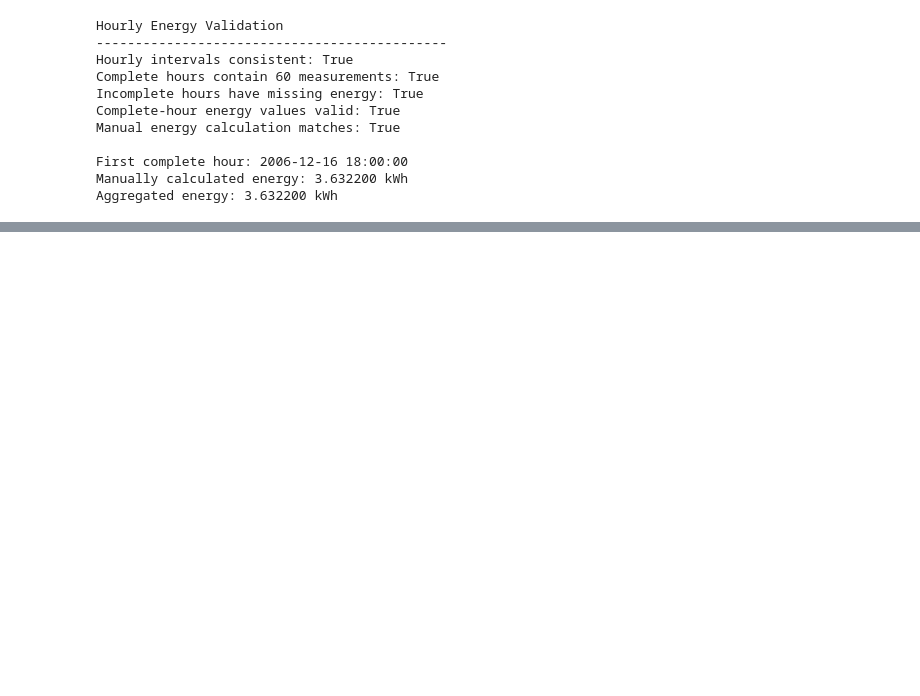
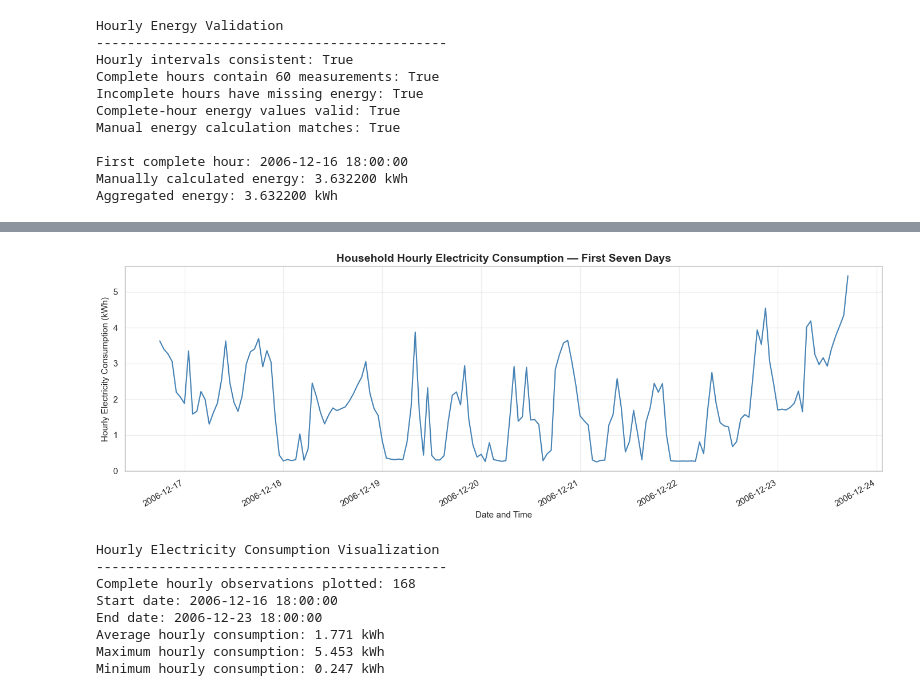
Before and after one commit to damisar/Household_Electricity_Consumption_Analysis_and_Forecasting, a Jupyter notebook: notebook/Household_Electricity_Consumption_Analysis_and_Forecasting.ipynb, the cells around one changed output, grey strips where cells are left out. Drawn from its saved outputs; the diff is of its cells as text; code cells hidden in the pictures; blank space fills up the shorter version.

Commit message:
Add electricity data cleaning and consumption pattern analysis

```diff
--- a/notebook/Household_Electricity_Consumption_Analysis_and_Forecasting.ipynb
+++ b/notebook/Household_Electricity_Consumption_Analysis_and_Forecasting.ipynb
@@ -898,0 +982,73 @@ Aggregated energy: 3.632200 kWh
+# %%
+# Phase 4 - Step 4.10: Hourly Electricity Consumption Trends
+
+import matplotlib.pyplot as plt
+import pandas as pd
+
+# Select only complete hourly observations
+hourly_valid = df_hourly.loc[
+    df_hourly["Complete_Hour"] &
+    df_hourly["Energy_kWh"].notna()
+].copy()
+
+# Select the first seven days of available complete-hour data
+start_time = hourly_valid.index.min()
+end_time = start_time + pd.Timedelta(days=7)
+
+weekly_sample = hourly_valid.loc[
+    (hourly_valid.index >= start_time) &
+    (hourly_valid.index < end_time)
+]
+
+# Create the visualization
+fig, ax = plt.subplots(figsize=(14, 5))
+
+ax.plot(
+    weekly_sample.index,
+    weekly_sample["Energy_kWh"],
+    color="steelblue",
+    linewidth=1.5
+)
+
+ax.set_title(
+    "Household Hourly Electricity Consumption — First Seven Days",
+    fontsize=14,
+    fontweight="bold"
+)
+
+ax.set_xlabel("Date and Time", fontsize=11)
+ax.set_ylabel("Hourly Electricity Consumption (kWh)", fontsize=11)
+
+ax.grid(True, alpha=0.3)
+
+fig.autofmt_xdate()
+plt.tight_layout()
+
+# Save visualization to the project's figure folder
+fig.savefig(
+    "../figure/hourly_electricity_consumption_first_week.png",
+    dpi=300,
+    bbox_inches="tight"
+)
+
+plt.show()
+
+# Display summary information
+print("Hourly Electricity Consumption Visualization")
+print("-" * 45)
+print(f"Complete hourly observations plotted: {len(weekly_sample):,}")
+print(f"Start date: {start_time}")
+print(f"End date: {end_time}")
+print(f"Average hourly consumption: {weekly_sample['Energy_kWh'].mean():.3f} kWh")
+print(f"Maximum hourly consumption: {weekly_sample['Energy_kWh'].max():.3f} kWh")
+print(f"Minimum hourly consumption: {weekly_sample['Energy_kWh'].min():.3f} kWh")
+# %% [output]
+[figure, added]
+Hourly Electricity Consumption Visualization
+---------------------------------------------
+Complete hourly observations plotted: 168
+Start date: 2006-12-16 18:00:00
+End date: 2006-12-23 18:00:00
+Average hourly consumption: 1.771 kWh
+Maximum hourly consumption: 5.453 kWh
+Minimum hourly consumption: 0.247 kWh
```
Also changed, not shown: parts of 16 cells of this notebook, 4 other files.
